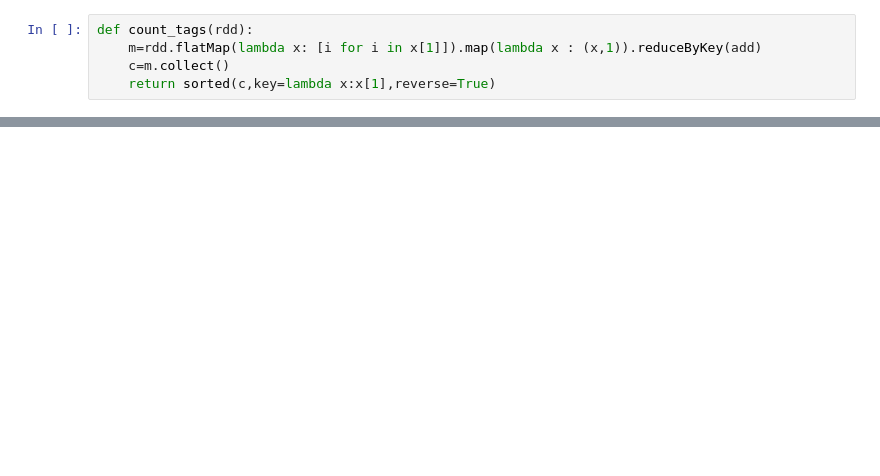
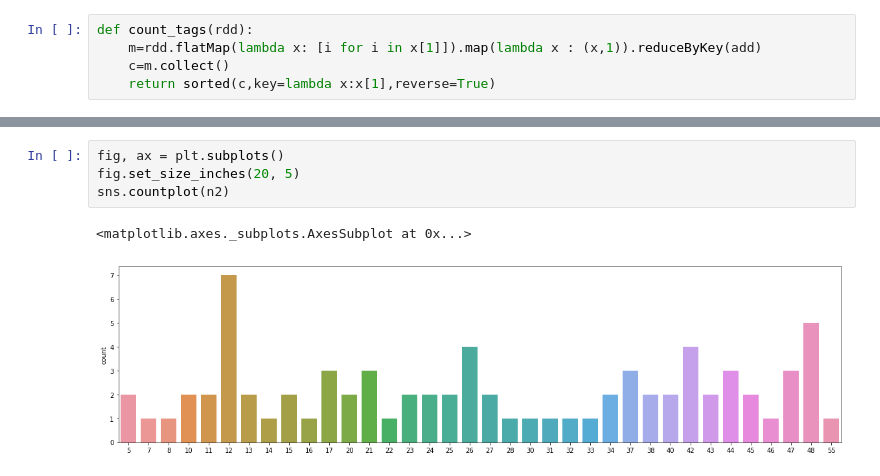
Before and after one commit to Polymere/ADA_Group, a Jupyter notebook: project/notebooks/tags_analysis.ipynb, the cells around one changed output, grey strips where cells are left out. Cells and saved outputs as stored; diff of their text form; blank space fills up the shorter version.

```diff
--- a/project/notebooks/tags_analysis.ipynb
+++ b/project/notebooks/tags_analysis.ipynb
@@ -72,0 +160,7 @@ c[:10]
+# %%
+fig, ax = plt.subplots()
+fig.set_size_inches(20, 5)
+sns.countplot(n2)
+# %% [output]
+<matplotlib.axes._subplots.AxesSubplot at 0x...>
+[figure, added]
```
Also changed, not shown: parts of 21 cells of this notebook.
